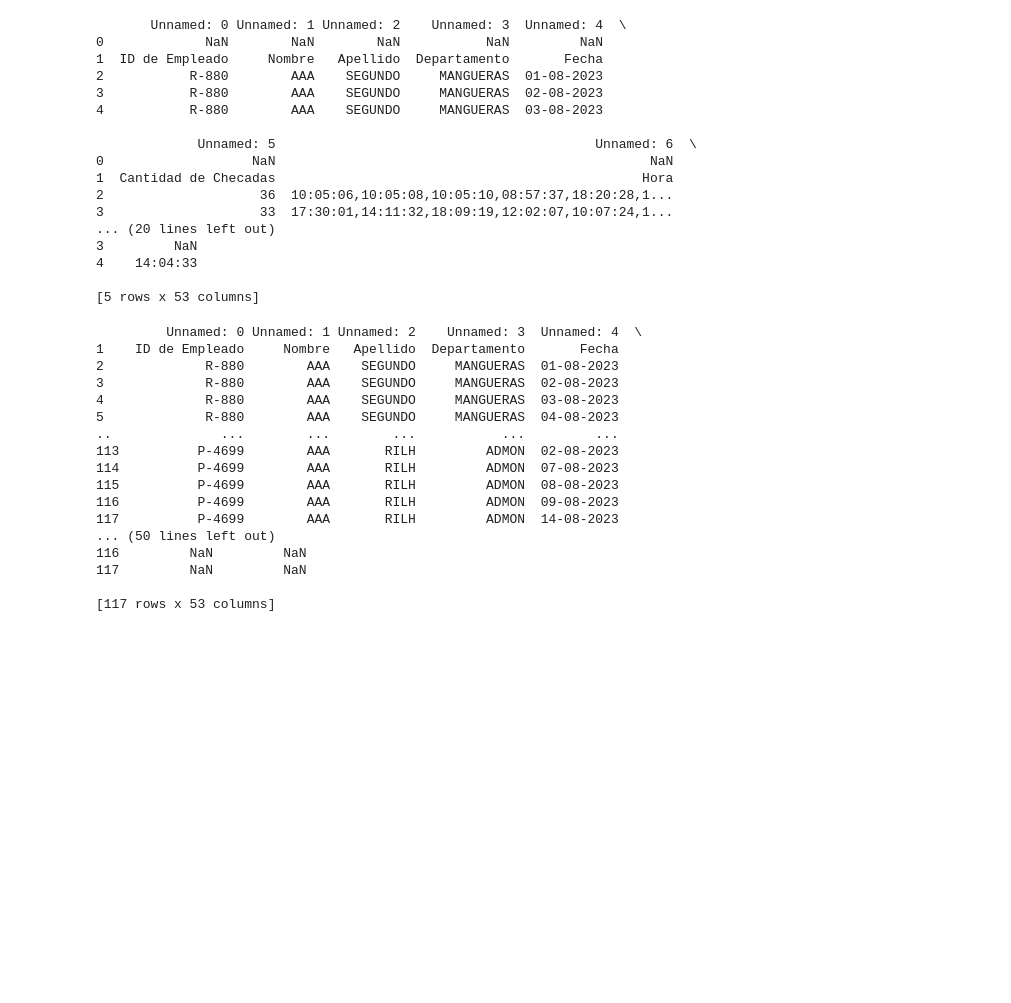
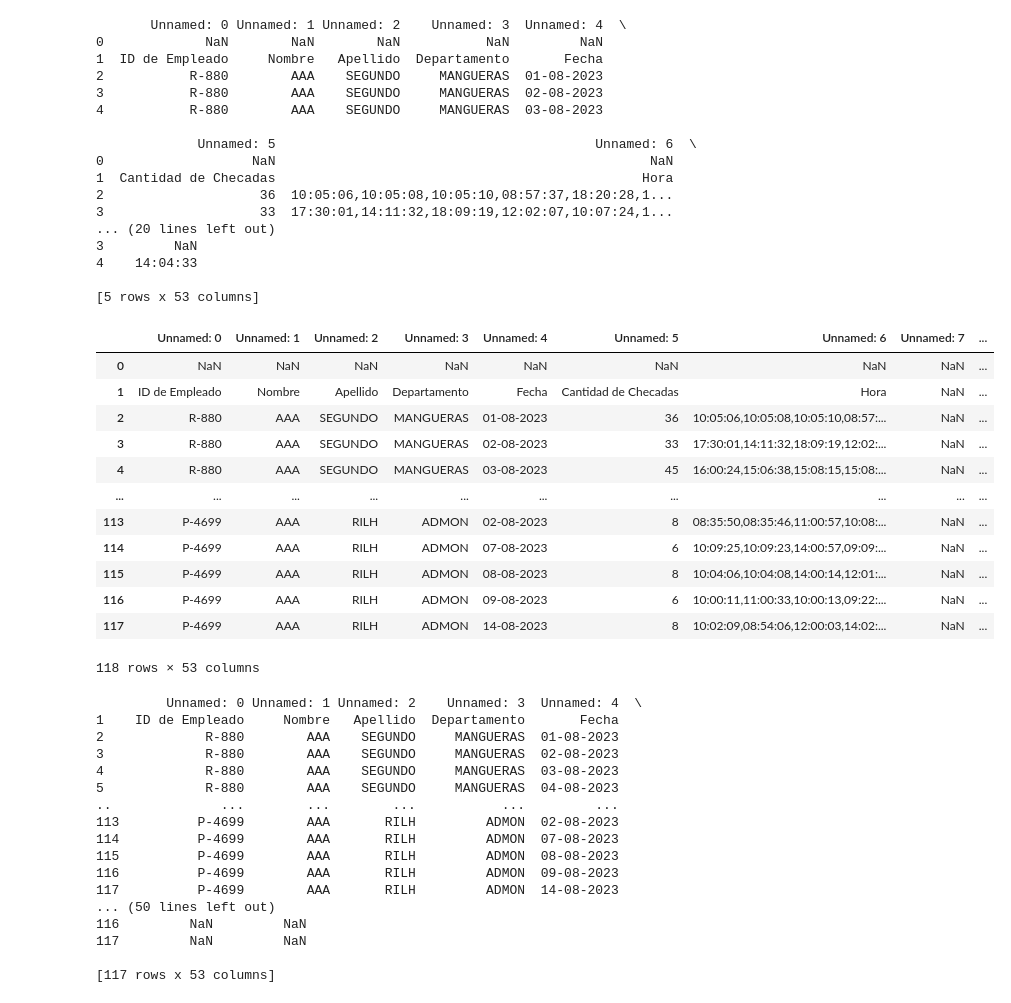
Before and after one commit to Danielywk/projectpf, a Jupyter notebook: script.ipynb, the cells around one changed output. Saved outputs shown, nothing was run; the diff lists cells and outputs as text; code cells hidden in the pictures; blank space fills up the shorter version.

```diff
--- a/script.ipynb
+++ b/script.ipynb
@@ -6,24 +6,38 @@ from datetime import datetime
 datos = pd.read_excel("recursos/pruebas.xlsm")
 # %%
 print(datos.head())
+datos
 # %% [output]
        Unnamed: 0 Unnamed: 1 Unnamed: 2    Unnamed: 3  Unnamed: 4  \
 0             NaN        NaN        NaN           NaN         NaN
 1  ID de Empleado     Nombre   Apellido  Departamento       Fecha
 2           R-880        AAA    SEGUNDO     MANGUERAS  01-08-2023
 3           R-880        AAA    SEGUNDO     MANGUERAS  02-08-2023
 4           R-880        AAA    SEGUNDO     MANGUERAS  03-08-2023
 
              Unnamed: 5                                         Unnamed: 6  \
 0                   NaN                                                NaN
 1  Cantidad de Checadas                                               Hora
 2                    36  10:05:06,10:05:08,10:05:10,08:57:37,18:20:28,1...
 3                    33  17:30:01,14:11:32,18:09:19,12:02:07,10:07:24,1...
 ... (20 lines left out)
 3         NaN
 4    14:04:33
 
 [5 rows x 53 columns]
+|  | Unnamed: 0 | Unnamed: 1 | Unnamed: 2 | Unnamed: 3 | Unnamed: 4 | Unnamed: 5 | Unnamed: 6 | Unnamed: 7 | ... |
+| 0 | NaN | NaN | NaN | NaN | NaN | NaN | NaN | NaN | ... |
+| 1 | ID de Empleado | Nombre | Apellido | Departamento | Fecha | Cantidad de Checadas | Hora | NaN | ... |
+| 2 | R-880 | AAA | SEGUNDO | MANGUERAS | 01-08-2023 | 36 | 10:05:06,10:05:08,10:05:10,08:57:... | NaN | ... |
+| 3 | R-880 | AAA | SEGUNDO | MANGUERAS | 02-08-2023 | 33 | 17:30:01,14:11:32,18:09:19,12:02:... | NaN | ... |
+| 4 | R-880 | AAA | SEGUNDO | MANGUERAS | 03-08-2023 | 45 | 16:00:24,15:06:38,15:08:15,15:08:... | NaN | ... |
+| ... | ... | ... | ... | ... | ... | ... | ... | ... | ... |
+| 113 | P-4699 | AAA | RILH | ADMON | 02-08-2023 | 8 | 08:35:50,08:35:46,11:00:57,10:08:... | NaN | ... |
+| 114 | P-4699 | AAA | RILH | ADMON | 07-08-2023 | 6 | 10:09:25,10:09:23,14:00:57,09:09:... | NaN | ... |
+| 115 | P-4699 | AAA | RILH | ADMON | 08-08-2023 | 8 | 10:04:06,10:04:08,14:00:14,12:01:... | NaN | ... |
+| 116 | P-4699 | AAA | RILH | ADMON | 09-08-2023 | 6 | 10:00:11,11:00:33,10:00:13,09:22:... | NaN | ... |
+| 117 | P-4699 | AAA | RILH | ADMON | 14-08-2023 | 8 | 10:02:09,08:54:06,12:00:03,14:02:... | NaN | ... |
+118 rows × 53 columns
 # %%
 datos = datos.drop(datos.index[0])
 print(datos)
```
